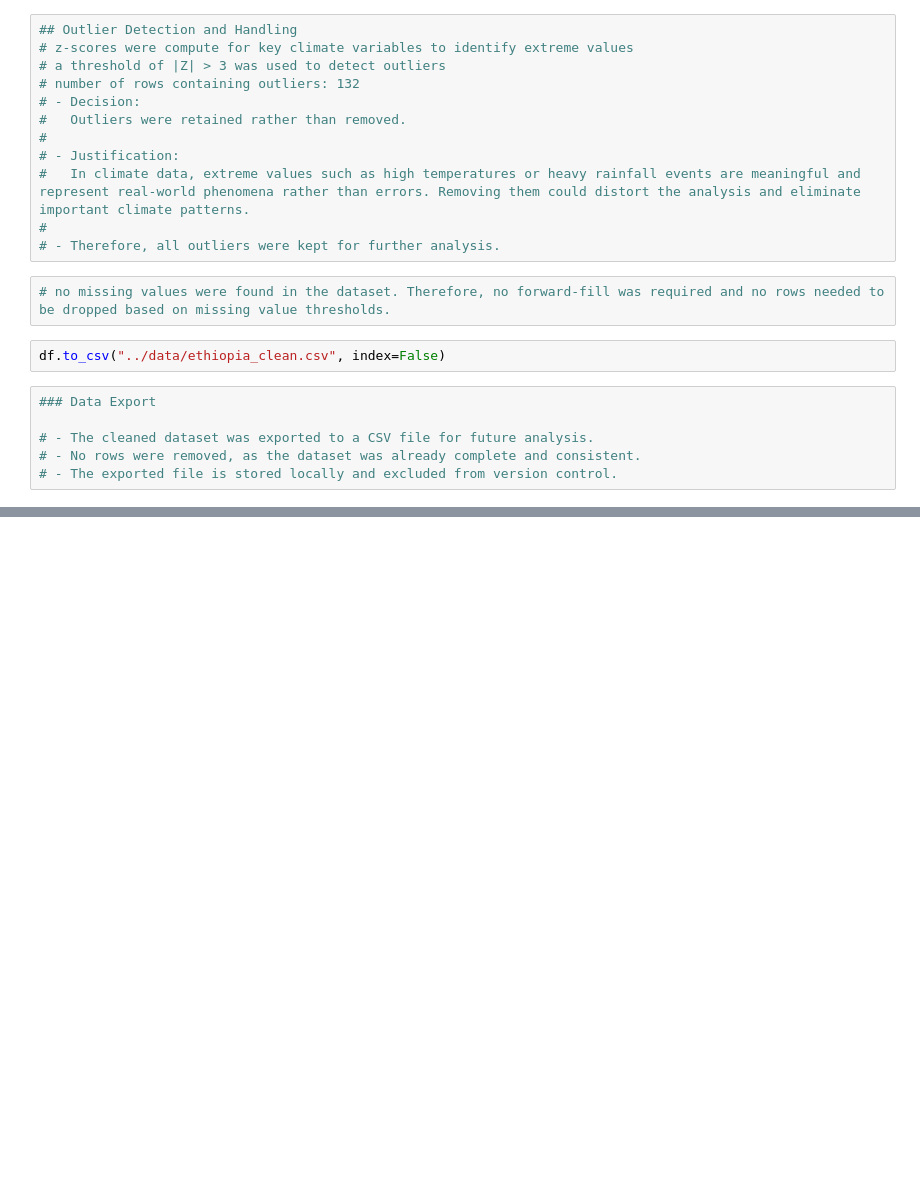
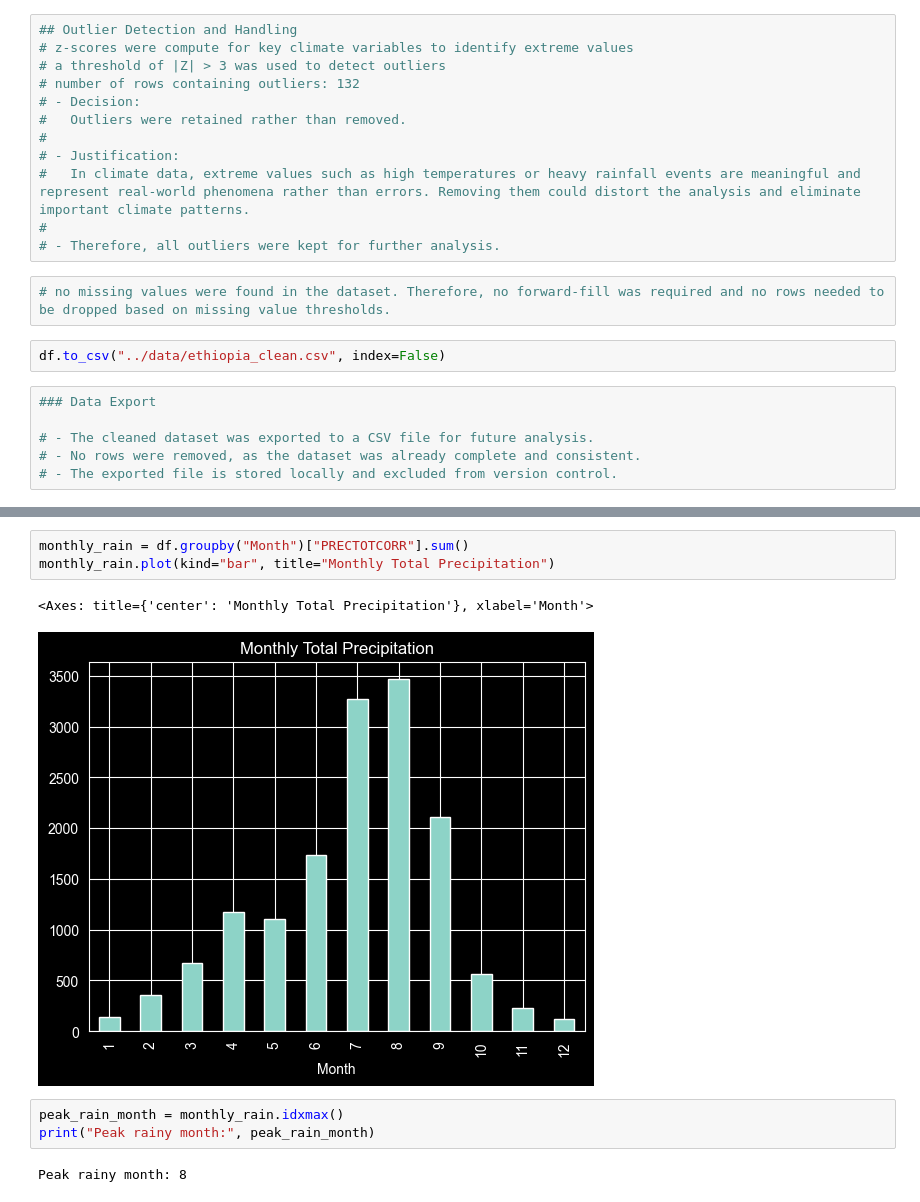
Before and after one commit to EldaGir/climate-challenge-week0, a Jupyter notebook: notebooks/ethiopia_eda.ipynb, the cells around one changed output, grey strips where cells are left out. Cells and saved outputs as stored; diff of their text form; blank space fills up the shorter version.

```diff
--- a/notebooks/ethiopia_eda.ipynb
+++ b/notebooks/ethiopia_eda.ipynb
@@ -185,0 +201,11 @@ df.to_csv("../data/ethiopia_clean.csv", index=False)
+# %%
+monthly_rain = df.groupby("Month")["PRECTOTCORR"].sum()
+monthly_rain.plot(kind="bar", title="Monthly Total Precipitation")
+# %% [output]
+<Axes: title={'center': 'Monthly Total Precipitation'}, xlabel='Month'>
+[figure, added]
+# %%
+peak_rain_month = monthly_rain.idxmax()
+print("Peak rainy month:", peak_rain_month)
+# %% [output]
+Peak rainy month: 8
```
Also changed, not shown: parts of 3 cells of this notebook.
